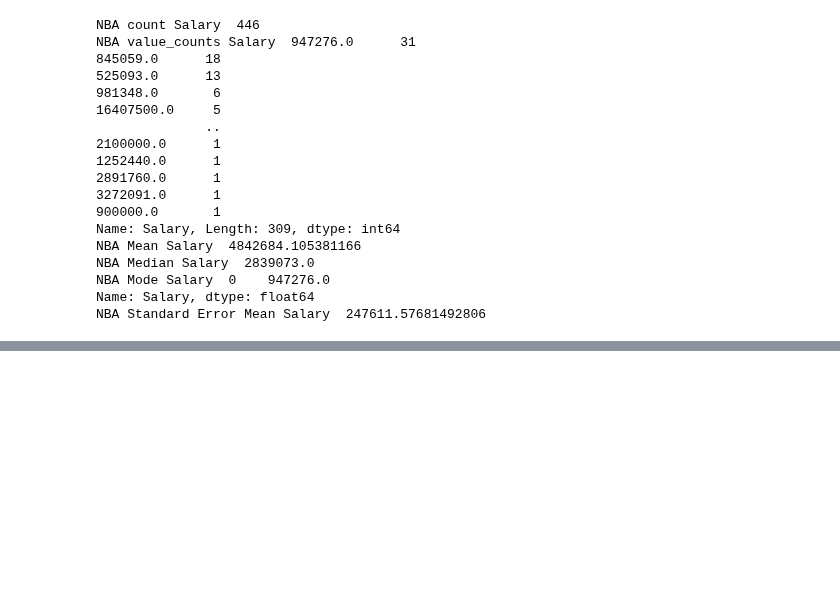
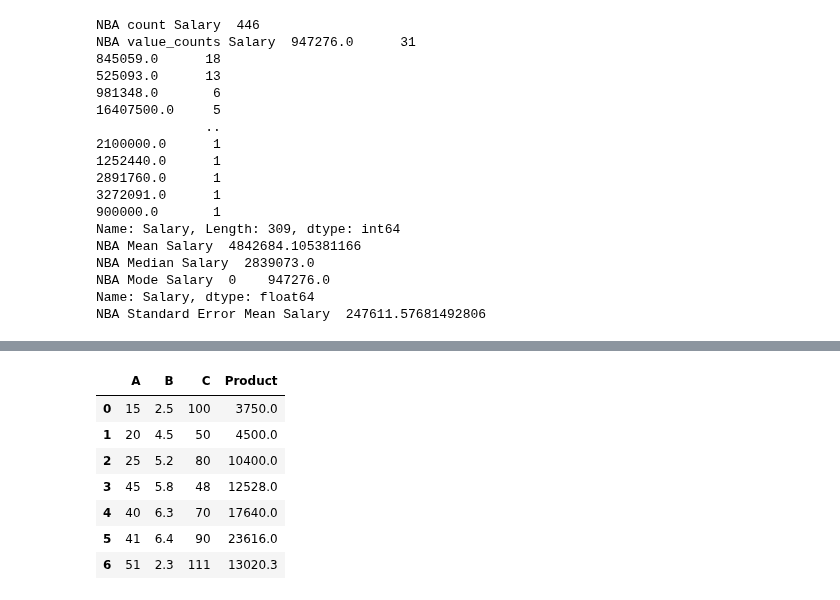
Before and after one commit to kjeyaram-orcl/DataScience, a Jupyter notebook: Pandas.ipynb, the cells around one changed output, grey strips where cells are left out. Cells and saved outputs as stored; diff of their text form; code cells hidden in the pictures; blank space fills up the shorter version.

```diff
--- a/Pandas.ipynb
+++ b/Pandas.ipynb
@@ -980,0 +1004,28 @@ NBA Standard Error Mean Salary  247611.57681492806
+# %%
+import pandas as pd
+
+data = [[15, 2.5, 100],
+        [20, 4.5, 50],
+        [25, 5.2, 80],
+        [45, 5.8, 48],
+        [40, 6.3, 70],
+        [41, 6.4, 90],
+        [51, 2.3, 111]
+      ]
+
+df = pd.DataFrame(data, columns=['A', 'B', 'C'])
+
+#df = df.assign(Product = lambda x : (x['A'] * x['B'] * x['C'])) # using df.assign() on multiple columns
+
+df['Product'] = df.apply(lambda x: x['A'] * x['B']* x['C'],axis=1) # using df.apply() on multiple columns
+
+df
+# %% [output]
+|  | A | B | C | Product |
+| 0 | 15 | 2.5 | 100 | 3750.0 |
+| 1 | 20 | 4.5 | 50 | 4500.0 |
+| 2 | 25 | 5.2 | 80 | 10400.0 |
+| 3 | 45 | 5.8 | 48 | 12528.0 |
+| 4 | 40 | 6.3 | 70 | 17640.0 |
+| 5 | 41 | 6.4 | 90 | 23616.0 |
+| 6 | 51 | 2.3 | 111 | 13020.3 |
```
Also changed, not shown: parts of 3 cells of this notebook.
